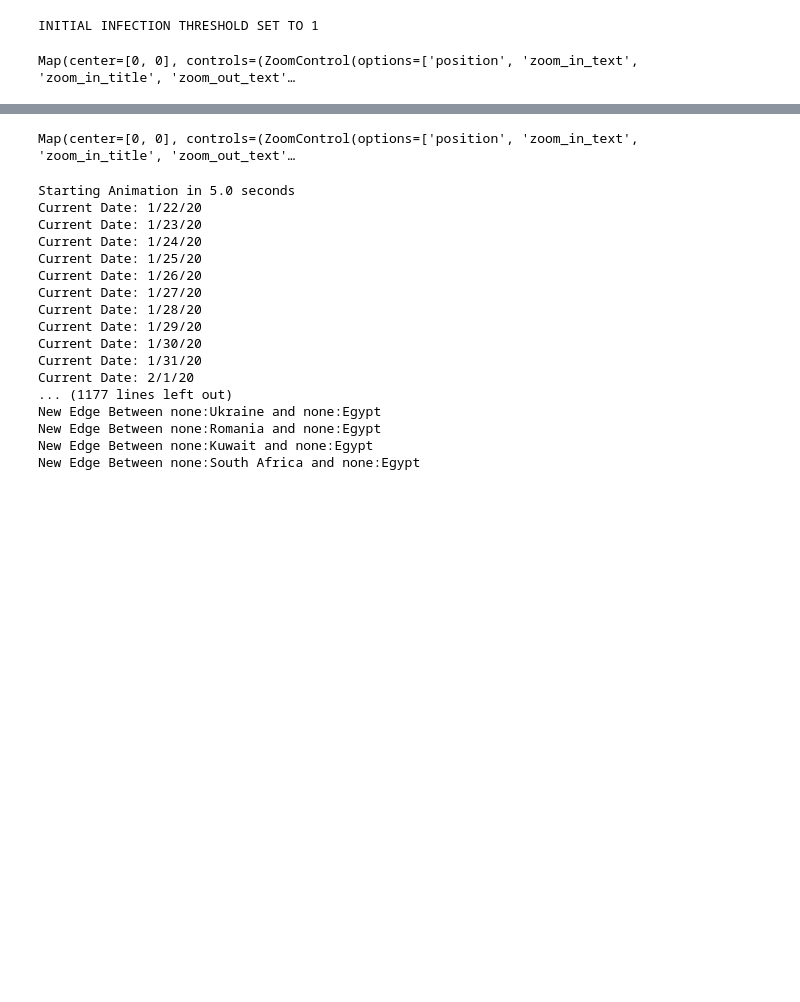
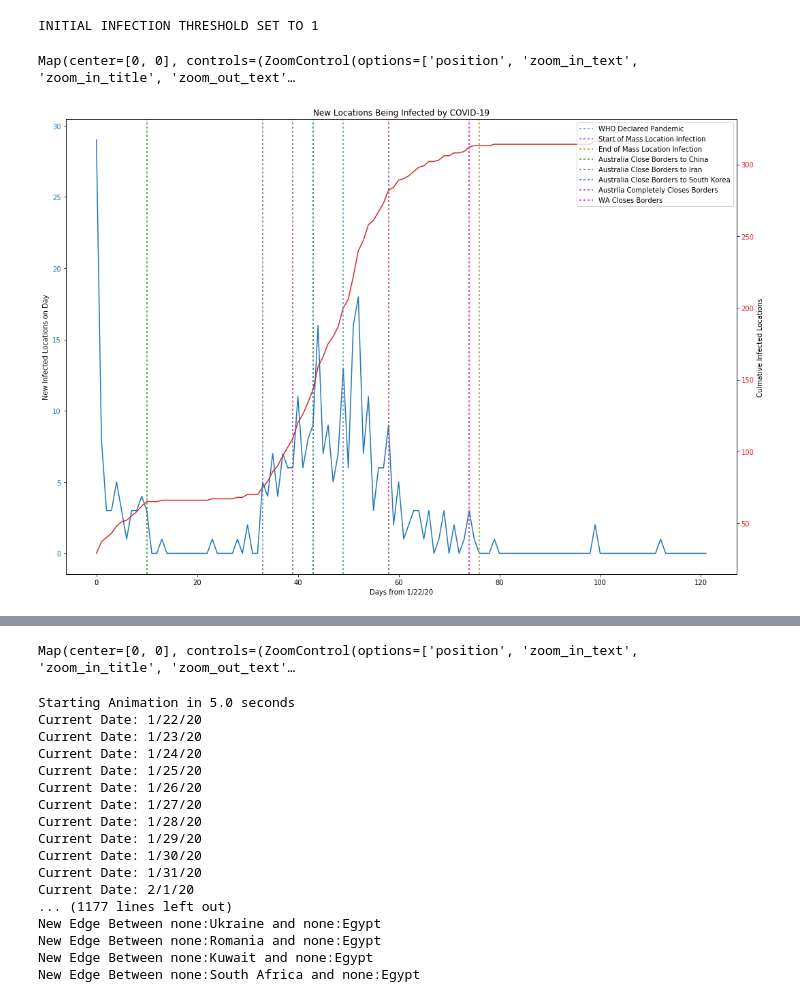
Before and after one commit to Ccamm/coronavirus_network, a Jupyter notebook: coronavirus_infection_path.ipynb, the cells around one changed output, grey strips where cells are left out. Drawn from its saved outputs; the diff is of its cells as text; code cells hidden in the pictures; blank space fills up the shorter version.

Commit message:
Did some graphs and started adding border closure timeline

```diff
--- a/coronavirus_infection_path.ipynb
+++ b/coronavirus_infection_path.ipynb
@@ -150,7 +151,7 @@ def get_infection_path(data_confirmed, routes, infect_thresh, bin_region_column)
     new_locs = {dates[0] : [case_zero_name]}
     new_edges = {}
 
-    for date in dates:
+    for date in tqdm(dates):
         if not date == dates[0]:
             new_locs[date] = []
 
@@ -410,3 +411,59 @@ animation_percent.displayMap()
 Map(center=[0, 0], controls=(ZoomControl(options=['position', 'zoom_in_text', 'zoom_in_title', 'zoom_out_text'…
 # %%
 animation_percent.startAnimation()
+# %%
+keypoints_timeline = {
+    "WHO Declared Pandemic" : "3/11/20",
+    "Start of Mass Location Infection" : "2/24/20",
+    "End of Mass Location Infection" : "4/7/20",
+    "Australia Close Borders to China" : "2/1/20",
+    "Australia Close Borders to Iran" : "3/1/20",
+    "Australia Close Borders to South Korea" : "3/5/20",
+    "Australia Completely Closes Borders" : "3/20/20",
+    "WA Closes Borders" : "4/5/20",
+}
+
+def plot_new_locations_infected(new_locs, dates, keypoints_timeline,
+                                title="New Locations Being Infected by COVID-19"):
+    from_day_zero = [day_index for day_index in range(len(dates))]
+    new_infections = [len(new_locs[date]) for date in dates]
+    new_infections_culm = [new_infections[0]]
+
+    for index in range(1, len(new_infections)):
+        new_infections_culm.append(new_infections[index] + new_infections_culm[index-1])
+
+    fig, ax0 = plt.subplots(figsize=(15,10))
+
+    color = 'tab:blue'
+    ax0.set_xlabel('Days from 1/22/20')
+    ax0.set_ylabel('New Infected Locations on Day')
+    ax0.plot(from_day_zero, new_infections, color=color)
+    ax0.tick_params(axis='y', labelcolor=color)
+
+    ax1 = ax0.twinx()
+
+    color = 'tab:red'
+    ax1.set_xlabel('Days from 1/22/20')
+    ax1.set_ylabel('Culmative Infected Locations')
+    ax1.plot(from_day_zero, new_infections_culm, color=color)
+    ax1.tick_params(axis='y', labelcolor=color)
+
+    ax2 = ax0.twinx()
+    ax2.get_yaxis().set_visible(False)
+    legend_list = []
+    for key_event in keypoints_timeline:
+        key_event_index = dates.index(keypoints_timeline[key_event])
+        ax2.axvline(key_event_index, 0, max(new_infections_culm),
+                    label=key_event, c=np.random.rand(3,), dashes=(2,2))
+        legend_list.append(key_event)
+
+    ax2.legend(legend_list)
+    fig.tight_layout()
+    plt.title(title)
+    plt.show()
+    fig.savefig("./figures/statecountry_new_infections.png", bbox_inches='tight')
+
+dates = get_dates(data_confirmed, bin_region_column)
+plot_new_locations_infected(new_locs, dates, keypoints_timeline)
+# %% [output]
+[figure, added]
```
Also changed, not shown: parts of 6 cells of this notebook, 6 other files.
